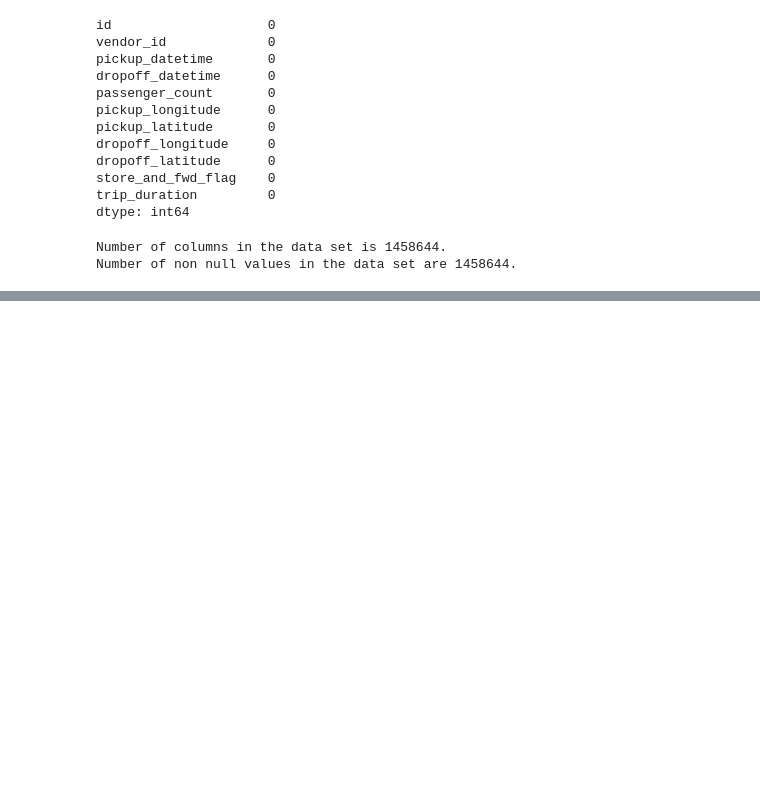
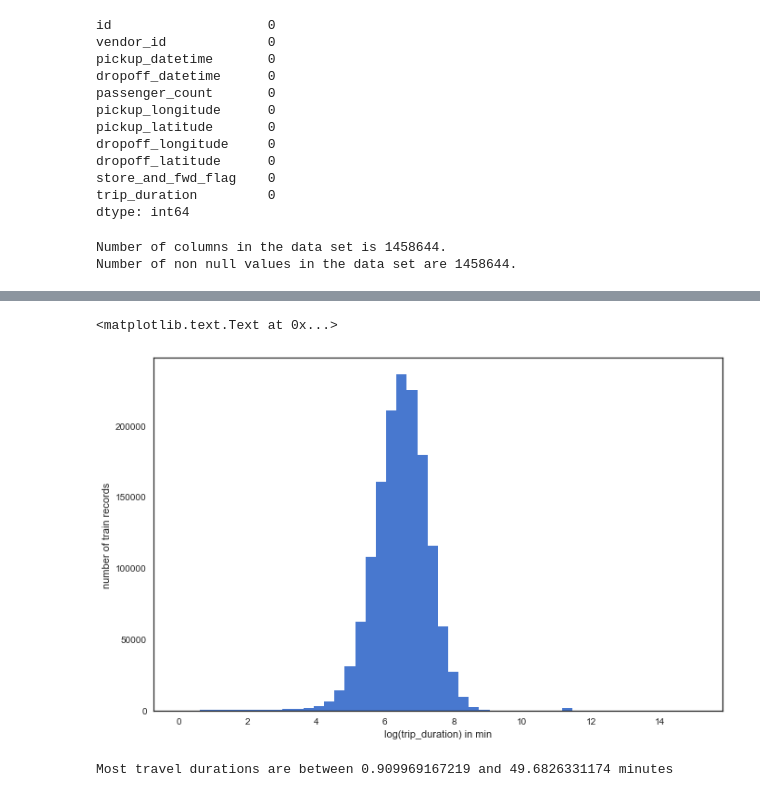
Before and after one commit to shawnchacko/NYC-Taxi-Project, a Jupyter notebook: NYC Taxi Project.ipynb, the cells around one changed output, grey strips where cells are left out. Drawn from its saved outputs; the diff is of its cells as text; code cells hidden in the pictures; blank space fills up the shorter version.

```diff
--- a/NYC Taxi Project.ipynb
+++ b/NYC Taxi Project.ipynb
@@ -75,0 +91,13 @@ Number of non null values in the data set are 1458644.
+# %%
+%matplotlib inline
+f, axes = plt.subplots(1,1, figsize = (11,7), sharex=True)
+plt.hist(np.log(train_df['trip_duration'].values), bins = 50)
+plt.xlabel('log(trip_duration) in min')
+plt.ylabel('number of train records')
+# %% [output]
+<matplotlib.text.Text at 0x...>
+[figure, added]
+# %%
+print ("Most travel durations are between {} and {} minutes".format(math.exp(4)/60, math.exp(8)/60))
+# %% [output]
+Most travel durations are between 0.909969167219 and 49.6826331174 minutes
```
Also changed, not shown: parts of 17 cells of this notebook.
